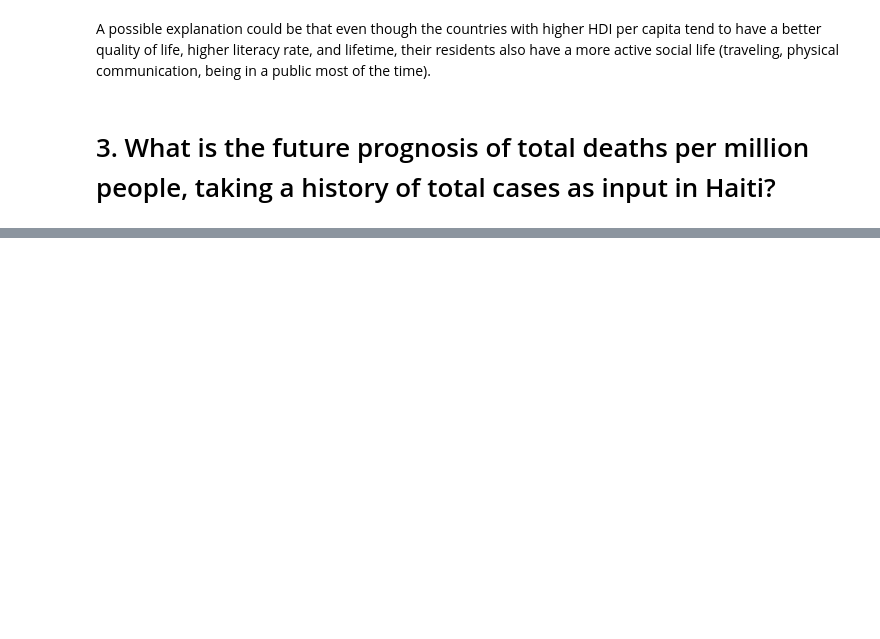
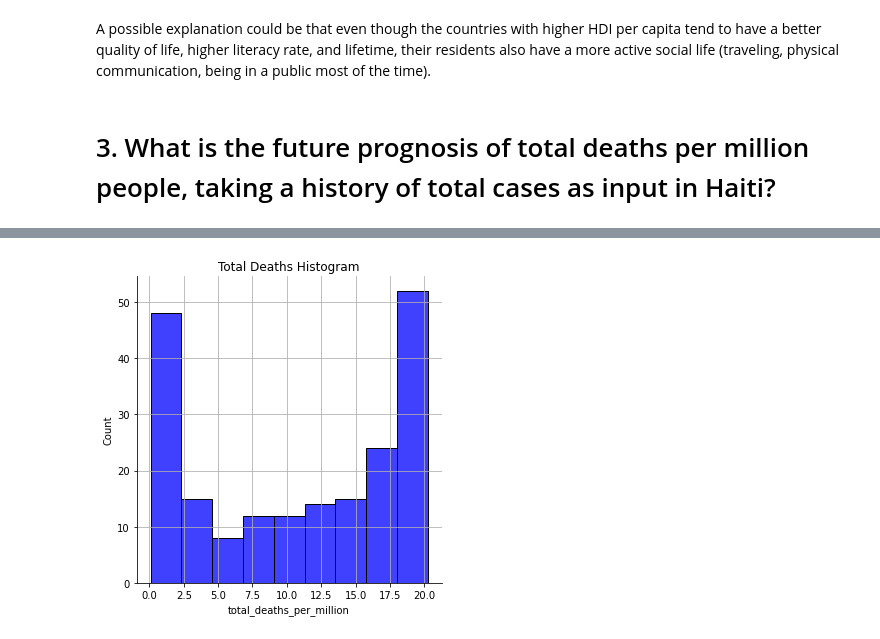
Before and after one commit to Viliuskerutis/AML, a Jupyter notebook: AML_MP1_Kerutis.ipynb, the cells around one changed output, grey strips where cells are left out. Drawn from its saved outputs; the diff is of its cells as text; code cells hidden in the pictures; blank space fills up the shorter version.

```diff
--- a/AML_MP1_Kerutis.ipynb
+++ b/AML_MP1_Kerutis.ipynb
@@ -242,0 +274,7 @@ A possible explanation could be that even though the countries with higher HDI p
+# %%
+sns.displot(dfff['total_deaths_per_million'], color="blue")
+plt.title('Total Deaths Histogram')
+plt.grid(True)
+plt.show()
+# %% [output]
+[figure, added]
```
Also changed, not shown: parts of 5 cells of this notebook.
